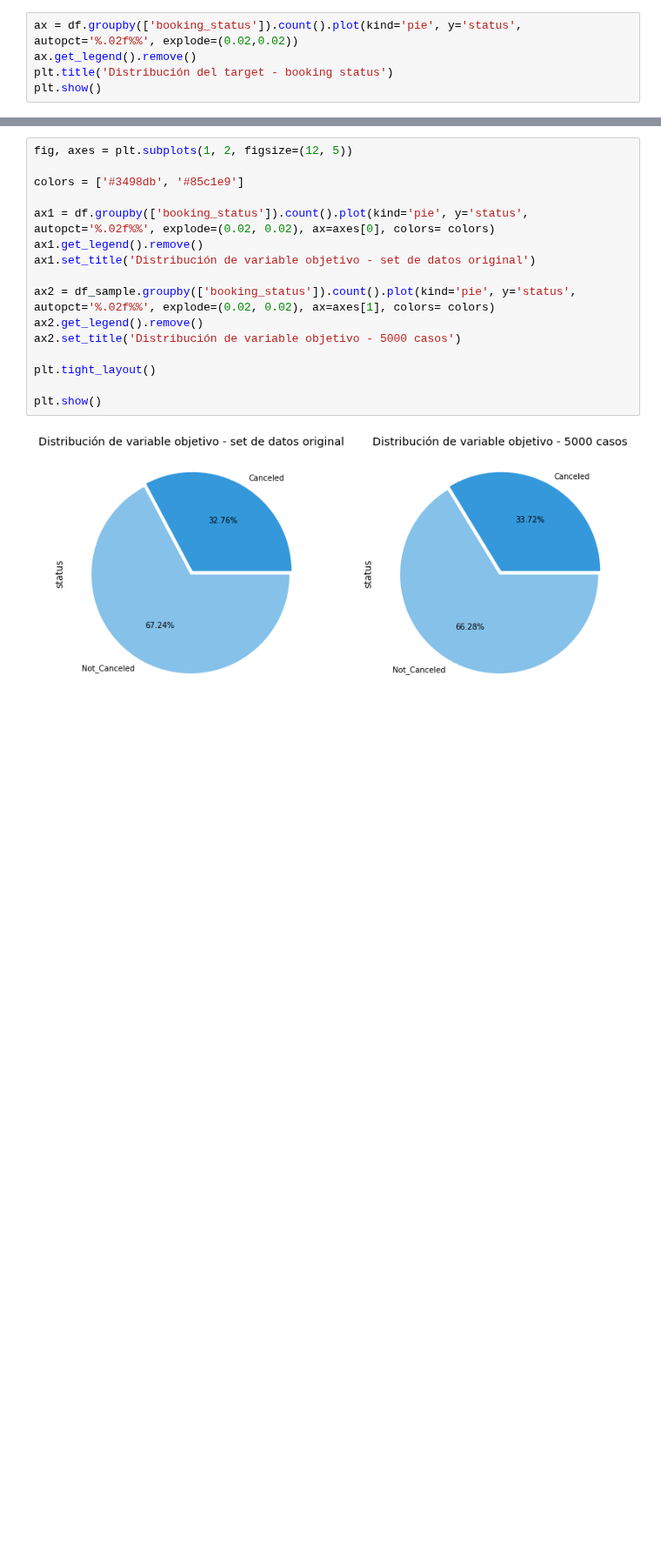
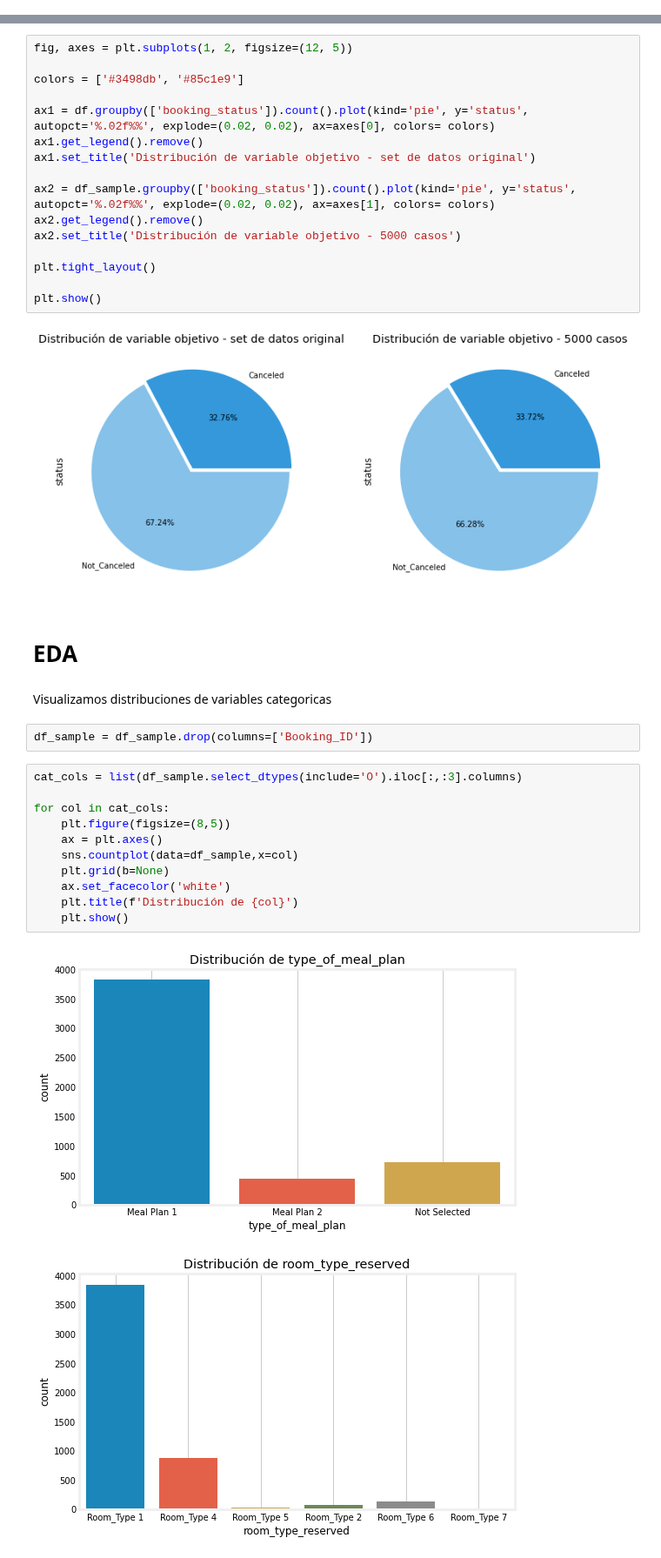
Before and after one commit to DenisTros/Hotel_Reservations, a Jupyter notebook: notebooks/Tarea.ipynb, the cells around one changed output, grey strips where cells are left out. Shown at 87% size. Saved outputs shown, nothing was run; the diff lists cells and outputs as text; blank space fills up the shorter version.

```diff
--- a/notebooks/Tarea.ipynb
+++ b/notebooks/Tarea.ipynb
@@ -142,5 +139,0 @@ Dos tercios de las reservas no fueron canceladas, mientras 1 tercio si lo fue. N
-# %%
-ax = df.groupby(['booking_status']).count().plot(kind='pie', y='status', autopct='%.02f%%', explode=(0.02,0.02))
-ax.get_legend().remove()
-plt.title('Distribución del target - booking status')
-plt.show()
@@ -171,3 +164,23 @@ plt.tight_layout()
 plt.show()
 # %% [output]
 [figure]
+# %% [markdown]
+# EDA
+# %% [markdown]
+Visualizamos distribuciones de variables categoricas
+# %%
+df_sample = df_sample.drop(columns=['Booking_ID'])
+# %%
+cat_cols = list(df_sample.select_dtypes(include='O').iloc[:,:3].columns)
+
+for col in cat_cols:
+    plt.figure(figsize=(8,5))
+    ax = plt.axes()
+    sns.countplot(data=df_sample,x=col)
+    plt.grid(b=None)
+    ax.set_facecolor('white')
+    plt.title(f'Distribución de {col}')
+    plt.show()
+# %% [output]
+[figure, added]
+[figure, added]
```
Also changed, not shown: parts of 10 cells of this notebook.
